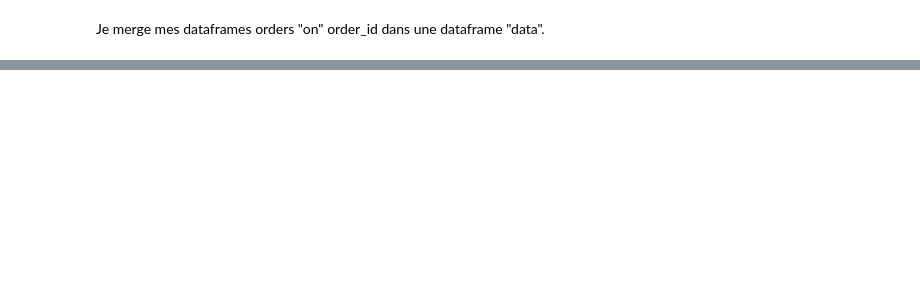
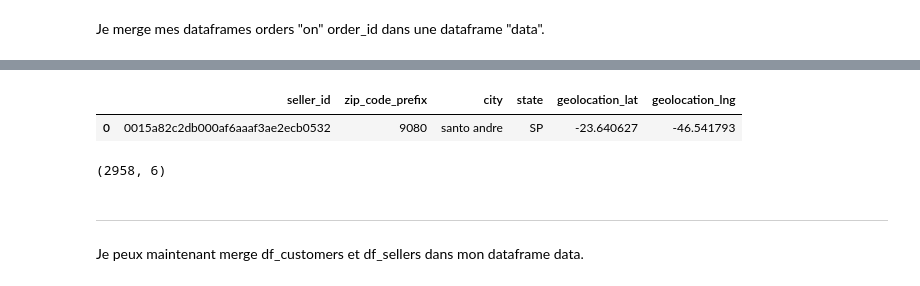
Before and after one commit to subut0n/marketing_segmentation, a Jupyter notebook: segmentation_eda.ipynb, the cells around one changed output, grey strips where cells are left out. Cells and saved outputs as stored; diff of their text form; code cells hidden in the pictures; blank space fills up the shorter version.

```diff
--- a/segmentation_eda.ipynb
+++ b/segmentation_eda.ipynb
@@ -188 +272,15 @@ df_geolocation.head(1)
+# %%
+df_sellers = df_sellers.merge(df_geolocation, on=['zip_code_prefix', 'city', 'state'])
+df_sellers = df_sellers.groupby(['seller_id','zip_code_prefix', 'city', 'state']).mean().reset_index()
+df_sellers.head(1)
+# %% [output]
+|  | seller_id | zip_code_prefix | city | state | geolocation_lat | geolocation_lng |
+| 0 | 0015a82c2db000af6aaaf3ae2ecb0532 | 9080 | santo andre | SP | -23.640627 | -46.541793 |
+# %%
+df_sellers.shape
+# %% [output]
+(2958, 6)
+# %% [markdown]
+---
+Je peux maintenant merge df_customers et df_sellers dans mon dataframe data.
 # %%
```
Also changed, not shown: parts of 30 cells of this notebook.
